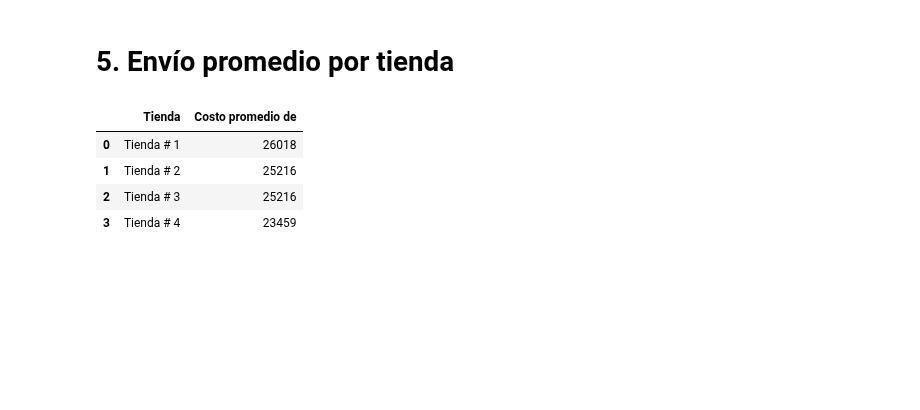
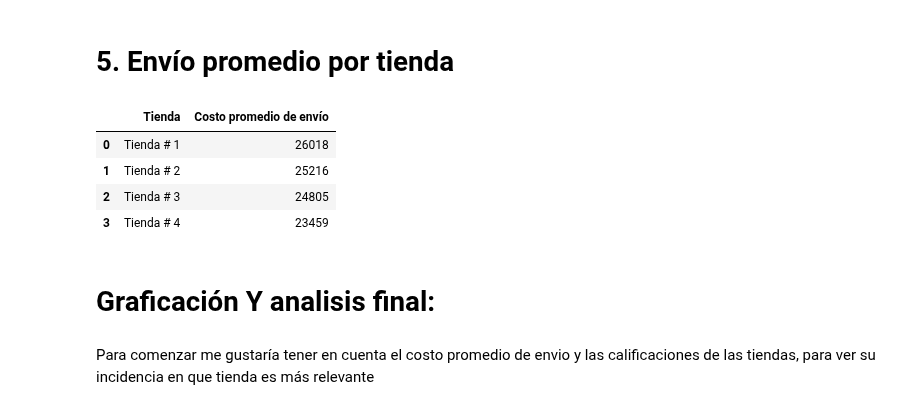
Before and after one commit to Ger-Code-COL/Challenge-python, a Jupyter notebook: AluraStoreLatam.ipynb, the cells around one changed output. Drawn from its saved outputs; the diff is of its cells as text; code cells hidden in the pictures; blank space fills up the shorter version.

```diff
--- a/AluraStoreLatam.ipynb
+++ b/AluraStoreLatam.ipynb
@@ -1,9 +1,13 @@
 # %% [markdown]
 ### Importación de datos
 # %%
+import sys
 import pandas as pd
 import matplotlib.pyplot as plt
-
+import numpy as np
+import sys
+import scipy
+from scipy import stats
 
 url1 = "https://raw.githubusercontent.com/alura-es-cursos/challenge1-data-science-latam/refs/heads/main/base-de-datos-challenge1-latam/tienda_1%20.csv"
 url2 = "https://raw.githubusercontent.com/alura-es-cursos/challenge1-data-science-latam/refs/heads/main/base-de-datos-challenge1-latam/tienda_2.csv"
@@ -15,6 +19,7 @@ tienda2 = pd.read_csv(url2)
 tienda3 = pd.read_csv(url3)
 tienda4 = pd.read_csv(url4)
 
+Tiendas = [tienda1, tienda2, tienda3, tienda4]
 
-tienda1.shape
+tienda1.head(10)
 # %% [output]
@@ -171,14 +208,20 @@ AgrupadoDeMayor
 # %% [markdown]
 # 5. Envío promedio por tienda
 # %%
-FuncionEnvio = lambda x : int (x ['Costo de envío'].mean ())
+CostoEnvio =  [int (tienda ['Costo de envío'].mean ()) for tienda in Tiendas]
 
-Temporal_DF = { 'Tienda' : ['Tienda # 1','Tienda # 2', 'Tienda # 3','Tienda # 4'], 'Costo promedio de ': [(FuncionEnvio (tienda1)), (FuncionEnvio (tienda2)), (FuncionEnvio (tienda2)) ,(FuncionEnvio (tienda4))]}
+Temporal_DF = { 'Tienda' : ['Tienda # 1','Tienda # 2', 'Tienda # 3','Tienda # 4'],
+               'Costo promedio de envío': CostoEnvio}
 DFEnvio = pd.DataFrame (Temporal_DF)
 DFEnvio
 # %% [output]
-|  | Tienda | Costo promedio de |
+|  | Tienda | Costo promedio de envío |
 | 0 | Tienda # 1 | 26018 |
 | 1 | Tienda # 2 | 25216 |
-| 2 | Tienda # 3 | 25216 |
+| 2 | Tienda # 3 | 24805 |
 | 3 | Tienda # 4 | 23459 |
+# %% [markdown]
+# Graficación Y analisis final:
+# %% [markdown]
+Para comenzar me gustaría tener en cuenta el costo promedio de envio y las calificaciones de las tiendas, para ver  su incidencia en que tienda es más
+relevante
```
Also changed, not shown: parts of 25 cells of this notebook.
